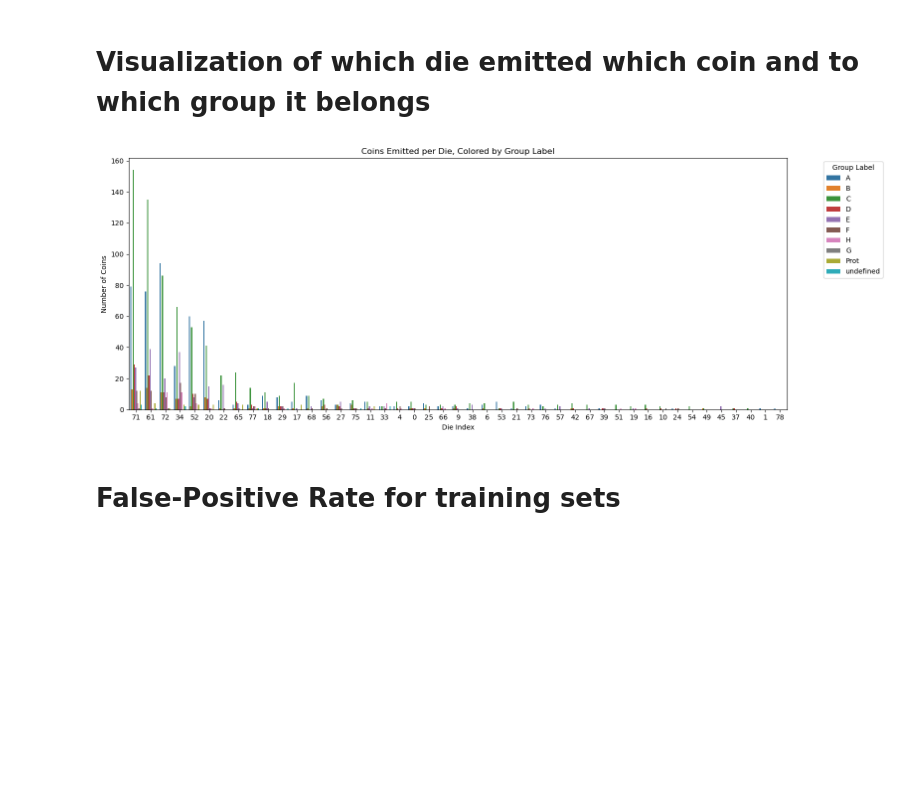
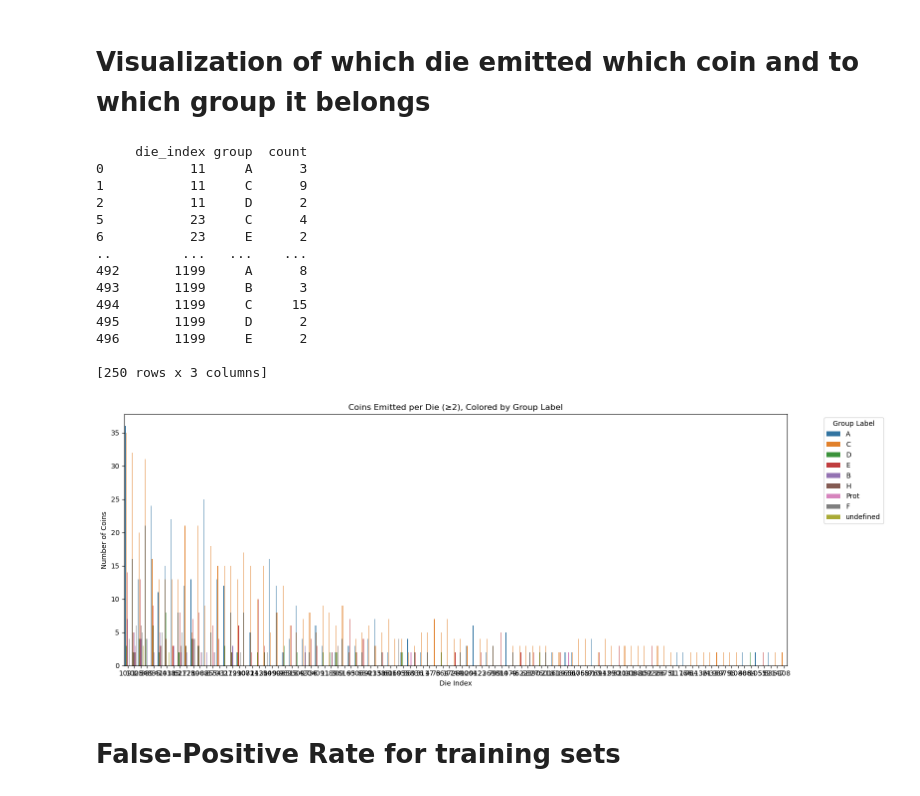
Before and after one commit to alexander-schl/data_challenges, a Jupyter notebook: true_hdp_hsmm.ipynb, the cells around one changed output. Cells and saved outputs as stored; diff of their text form; code cells hidden in the pictures; blank space fills up the shorter version.

```diff
--- a/true_hdp_hsmm.ipynb
+++ b/true_hdp_hsmm.ipynb
@@ -638,31 +790,50 @@ wb.save("coin_to_die_images_10_features_true_hdp_hsmm__groundtruth_reverse.xlsx"
 # %%
 import pandas as pd
 import matplotlib.pyplot as plt
 import seaborn as sns
 
 # Load assignments
-df = pd.read_csv("coin_die_assignments_reverse.csv")
+df = pd.read_csv("coin_to_die_reverse_1200Dies.csv")
 
 # Count number of coins emitted per die per group
 counts = df.groupby(["die_index", "group"]).size().reset_index(name="count")
+
+# Filter out entries with fewer than 2 coins
+counts = counts[counts["count"] >= 2]
+
+print(counts)
 
 # Sort dies by total coins emitted (optional for cleaner plotting)
 total_per_die = counts.groupby("die_index")["count"].sum().sort_values(ascending=False)
 ordered_dies = total_per_die.index.tolist()
 counts["die_index"] = pd.Categorical(counts["die_index"], categories=ordered_dies, ordered=True)
 
 # Plot
 plt.figure(figsize=(16, 6))
 sns.barplot(data=counts, x="die_index", y="count", hue="group", dodge=True)
 
-plt.title("Coins Emitted per Die, Colored by Group Label")
+plt.title("Coins Emitted per Die (≥2), Colored by Group Label")
 plt.xlabel("Die Index")
 plt.ylabel("Number of Coins")
-#plt.yscale(value="log")
+# plt.yscale("log")  # Optional if you want log scale
 plt.legend(title="Group Label", bbox_to_anchor=(1.05, 1), loc='upper left')
 plt.tight_layout()
 plt.show()
 # %% [output]
+     die_index group  count
+0           11     A      3
+1           11     C      9
+2           11     D      2
+5           23     C      4
+6           23     E      2
+..         ...   ...    ...
+492       1199     A      8
+493       1199     B      3
+494       1199     C     15
+495       1199     D      2
+496       1199     E      2
+
+[250 rows x 3 columns]
-[figure, old version]
+[figure, new version]
 # %% [markdown]
 # False-Positive Rate for training sets
```
Also changed, not shown: parts of 17 cells of this notebook.
